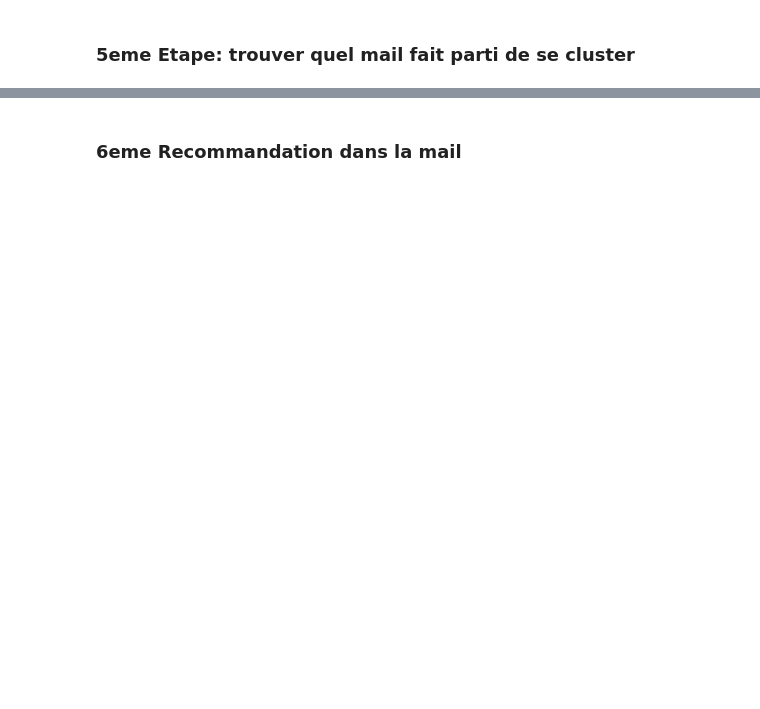
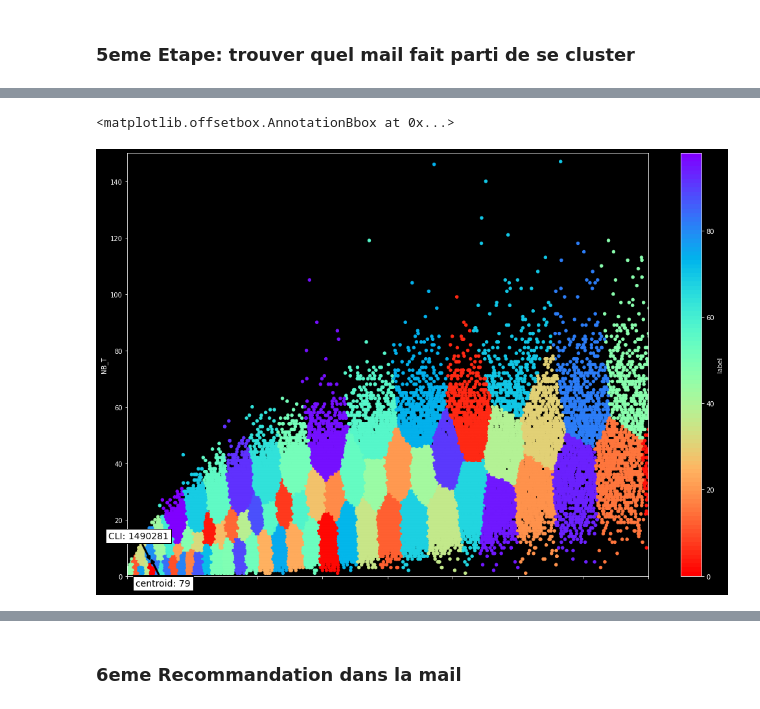
Before and after one commit to gu1lhemlcb/T-DAT, a Jupyter notebook: team-1-simple.ipynb, the cells around one changed output, grey strips where cells are left out. Saved outputs shown, nothing was run; the diff lists cells and outputs as text; code cells hidden in the pictures; blank space fills up the shorter version.

```diff
--- a/team-1-simple.ipynb
+++ b/team-1-simple.ipynb
@@ -64,2 +197,7 @@ df_cluster.plot.scatter(x="PRIX_NET", y="NB_T", c="label", colormap=reversed_col
 # %% [markdown]
 ### 4eme Etape: trouver le cluster depuis un id client
+# %%
+
+
+# cart_df.reset_index()[cart_df.reset_index()["CLI_ID"] > clientId].filter(['PRIX_NET', 'NB_T'])
+client_profile = cart_df[cart_df.index == clientId].reset_index().filter(['PRIX_NET', 'NB_T'])
@@ -66,2 +208,4 @@ df_cluster.plot.scatter(x="PRIX_NET", y="NB_T", c="label", colormap=reversed_col
+# %%
+client_label = kmeans.predict(client_profile.values)[0]
 # %% [markdown]
 ### 5eme Etape: trouver quel mail fait parti de se cluster
@@ -67,0 +233,44 @@ df_cluster.plot.scatter(x="PRIX_NET", y="NB_T", c="label", colormap=reversed_col
+# %%
+from matplotlib.patches import Circle
+from matplotlib.offsetbox import (TextArea, DrawingArea, OffsetImage,
+                                  AnnotationBbox)
+from matplotlib.cbook import get_sample_data
+color_map = plt.get_cmap('rainbow', nb_cluster)
+reversed_color_map = color_map.reversed()
+
+
+centroid = kmeans.cluster_centers_[client_label]
+ax = cart_cluster.plot.scatter(x="PRIX_NET", y="NB_T", c="label", colormap=reversed_color_map, figsize=(18,12))
+
+ax.set_xlim([0, 400])
+ax.set_ylim([0, 150])
+
+
+
+xy = client_profile.values.ravel()
+offsetbox = TextArea("CLI: " + str(clientId), textprops=dict(color="black", fontsize=14))
+
+ab = AnnotationBbox(offsetbox, xy,
+                    xybox=(-20, 40),
+                    xycoords='data',
+                    boxcoords="offset points",
+                    arrowprops=dict(arrowstyle="->", lw=3, color = "black"))
+ax.add_artist(ab)
+
+
+
+xy = centroid.ravel()
+offsetbox = TextArea("centroid: " + str(client_label), textprops=dict(color="black", fontsize=14))
+
+ab = AnnotationBbox(offsetbox, xy,
+                    xybox=(20, -40),
+                    xycoords='data',
+                    boxcoords="offset points",
+                    arrowprops=dict(arrowstyle="->", lw=3, color = "black"))
+ax.add_artist(ab)
+
+# for i, txt in enumerate(clientSelected["label"]):
+#     ax.annotate(".", (maille_cluster["PRIX_NET"].iat[i], maille_cluster["NB_T"].iat[i]), color='black', fontsize=30)
+# %% [output]
+<matplotlib.offsetbox.AnnotationBbox at 0x...>
+[figure, added]
```
Also changed, not shown: parts of 37 cells of this notebook.
